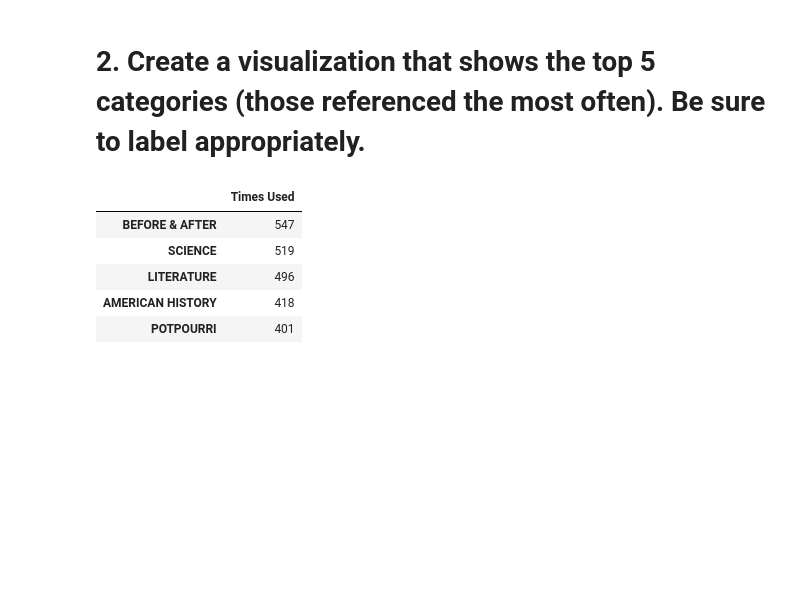
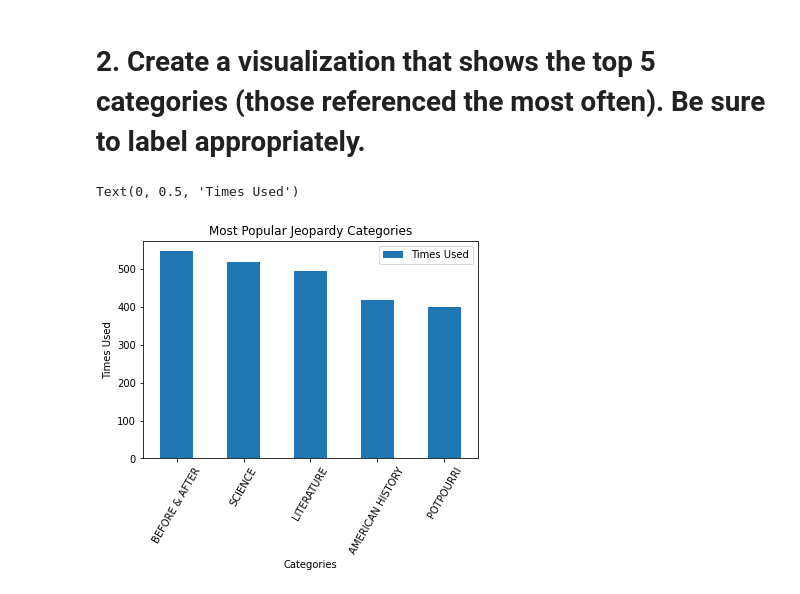
Before and after one commit to nasibaA/week_6_group_activity, a Jupyter notebook: week_6_group_activity.ipynb, the cells around one changed output. Saved outputs shown, nothing was run; the diff lists cells and outputs as text; code cells hidden in the pictures; blank space fills up the shorter version.

```diff
--- a/week_6_group_activity.ipynb
+++ b/week_6_group_activity.ipynb
@@ -124,6 +124,8 @@ category_count
 # E. which month (over the years) has had the most shows?
 # %%
 
+df_data[" Air Date"]=pd.to_datetime(df_data[" Air Date"])
+df_data["Month"]=df_data[" Air Date"].dt.month
 data_grouped = df_data.groupby("Month")["Show Number"].nunique()
 data_grouped_2 = pd.DataFrame(data_grouped)
 data_grouped_3 = data_grouped_2.sort_values(["Show Number"], ascending=False).head(1)
@@ -151,13 +172,13 @@ SyntaxError: invalid syntax (Temp/ipykernel_21116/2205386184.py, line 5)
 # %%
 category_count = pd.DataFrame(df_data[" Category"].value_counts())
 
 category_count.columns = ["Times Used"]
 
-category_count.head(5)
+cat_count = category_count.head(5)
+
+cat_count.plot.bar(title = "Most Popular Jeopardy Categories",rot = 60)
+plt.xlabel("Categories")
+plt.ylabel("Times Used")
 # %% [output]
-|  | Times Used |
-| BEFORE & AFTER | 547 |
-| SCIENCE | 519 |
-| LITERATURE | 496 |
-| AMERICAN HISTORY | 418 |
-| POTPOURRI | 401 |
+Text(0, 0.5, 'Times Used')
+[figure, added]
```
Also changed, not shown: parts of 6 cells of this notebook.
